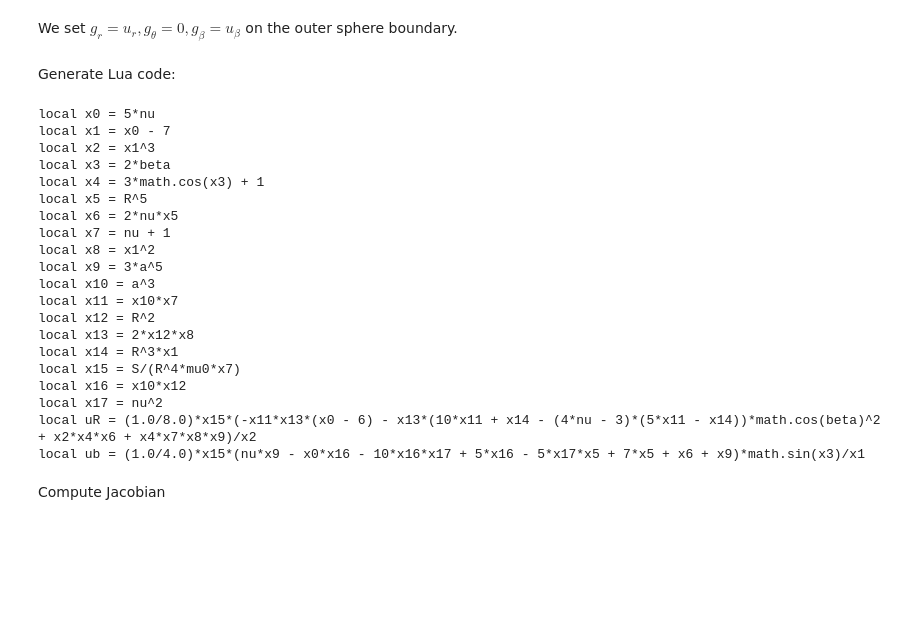
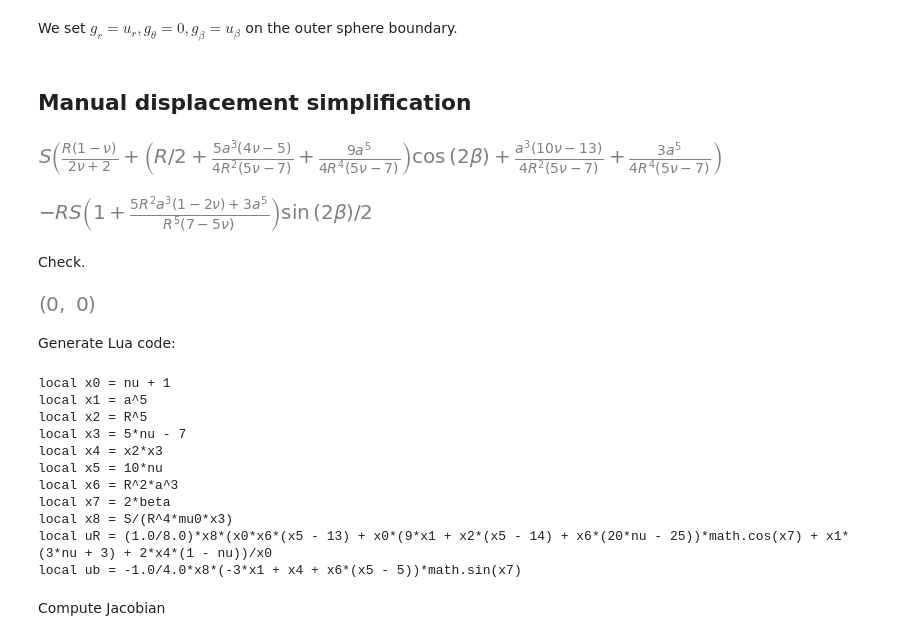
Before and after one commit to TEAR-ERC/tandem, a Jupyter notebook: notebooks/spherical_hole.ipynb, the cells around one changed output. Drawn from its saved outputs; the diff is of its cells as text; code cells hidden in the pictures; blank space fills up the shorter version.

```diff
--- a/notebooks/spherical_hole.ipynb
+++ b/notebooks/spherical_hole.ipynb
@@ -87,30 +95,41 @@ ub = (phi.diff(b) / R + cos(b)*w.diff(b) + (3-4*nu)*w*sin(b))/(2*mu)
 # %% [markdown]
 We set $g_r=u_r, g_\theta = 0, g_\beta = u_\beta$ on the outer sphere boundary.
+# %% [markdown]
+## Manual displacement simplification
+# %%
+uR_manual = S/(2*mu)*((R*(1-nu))/(2*(1+nu)) + (a**3*(10*nu - 13))/(4*R**2*(5*nu-7)) \
+            + (3*a**5)/(4*R**4*(5*nu-7)) \
+            + cos(2*b)*(R/2 + (5*a**3*(4*nu-5))/(4*R**2*(5*nu-7)) + 9*a**5/(4*R**4*(5*nu-7))))
+uR_manual*2*mu
+# %% [output]
+[figure, added]
+# %%
+ub_manual = -R*S/(4*mu)*sin(2*b)*((5*R**2*a**3*(1 - 2*nu) + 3*a**5)/(R**5*(7-5*nu)) + 1)
+ub_manual*2*mu
+# %% [output]
+[figure, added]
+# %% [markdown]
+Check.
+# %%
+(simplify(uR.subs(sol) - uR_manual), simplify(ub.subs(sol) - ub_manual))
+# %% [output]
+[figure, added]
 # %% [markdown]
 Generate Lua code:
 # %%
-lua_code_cse([('uR', simplify(uR.subs(sol))), ('ub', simplify(ub.subs(sol)))])
+lua_code_cse([('uR', simplify(uR_manual)), ('ub', simplify(ub_manual))])
 # %% [output]
-local x0 = 5*nu
-local x1 = x0 - 7
-local x2 = x1^3
-local x3 = 2*beta
-local x4 = 3*math.cos(x3) + 1
-local x5 = R^5
-local x6 = 2*nu*x5
-local x7 = nu + 1
-local x8 = x1^2
-local x9 = 3*a^5
-local x10 = a^3
-local x11 = x10*x7
-local x12 = R^2
-local x13 = 2*x12*x8
-local x14 = R^3*x1
-local x15 = S/(R^4*mu0*x7)
-local x16 = x10*x12
-local x17 = nu^2
-local uR = (1.0/8.0)*x15*(-x11*x13*(x0 - 6) - x13*(10*x11 + x14 - (4*nu - 3)*(5*x11 - x14))*math.cos(beta)^2 + x2*x4*x6 + x4*x7*x8*x9)/x2
-local ub = (1.0/4.0)*x15*(nu*x9 - x0*x16 - 10*x16*x17 + 5*x16 - 5*x17*x5 + 7*x5 + x6 + x9)*math.sin(x3)/x1
+local x0 = nu + 1
+local x1 = a^5
+local x2 = R^5
+local x3 = 5*nu - 7
+local x4 = x2*x3
+local x5 = 10*nu
+local x6 = R^2*a^3
+local x7 = 2*beta
+local x8 = S/(R^4*mu0*x3)
+local uR = (1.0/8.0)*x8*(x0*x6*(x5 - 13) + x0*(9*x1 + x2*(x5 - 14) + x6*(20*nu - 25))*math.cos(x7) + x1*(3*nu + 3) + 2*x4*(1 - nu))/x0
+local ub = -1.0/4.0*x8*(-3*x1 + x4 + x6*(x5 - 5))*math.sin(x7)
 # %% [markdown]
 Compute Jacobian
 # %%
```
Also changed, not shown: parts of 3 cells of this notebook, 1 other file.
